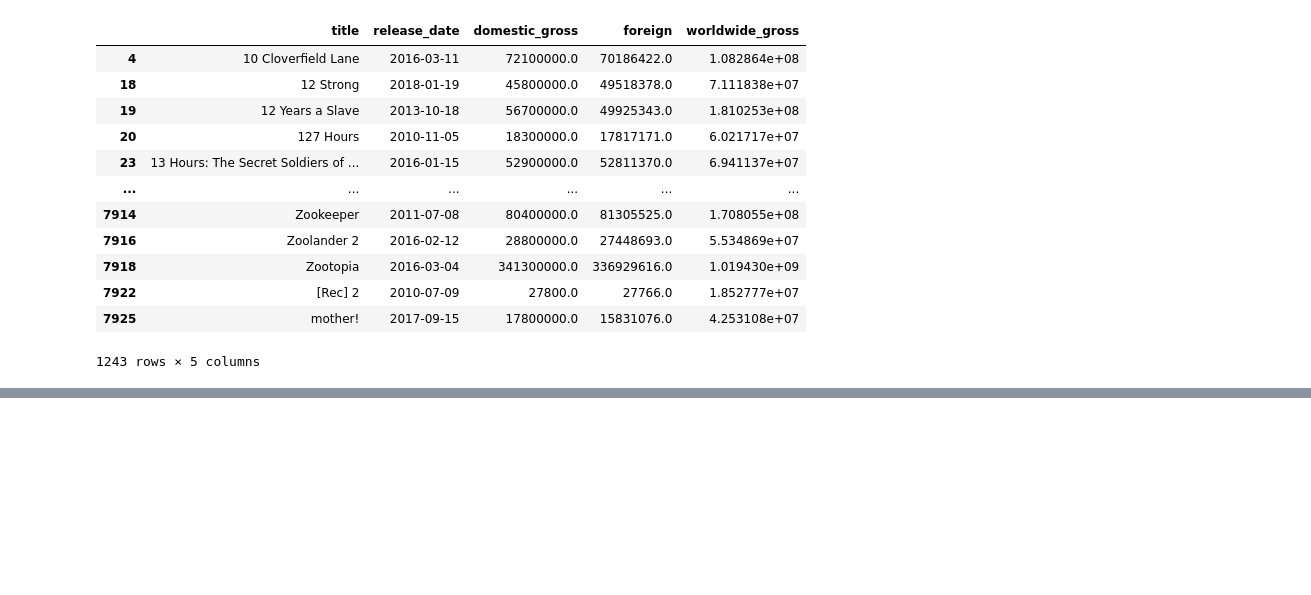
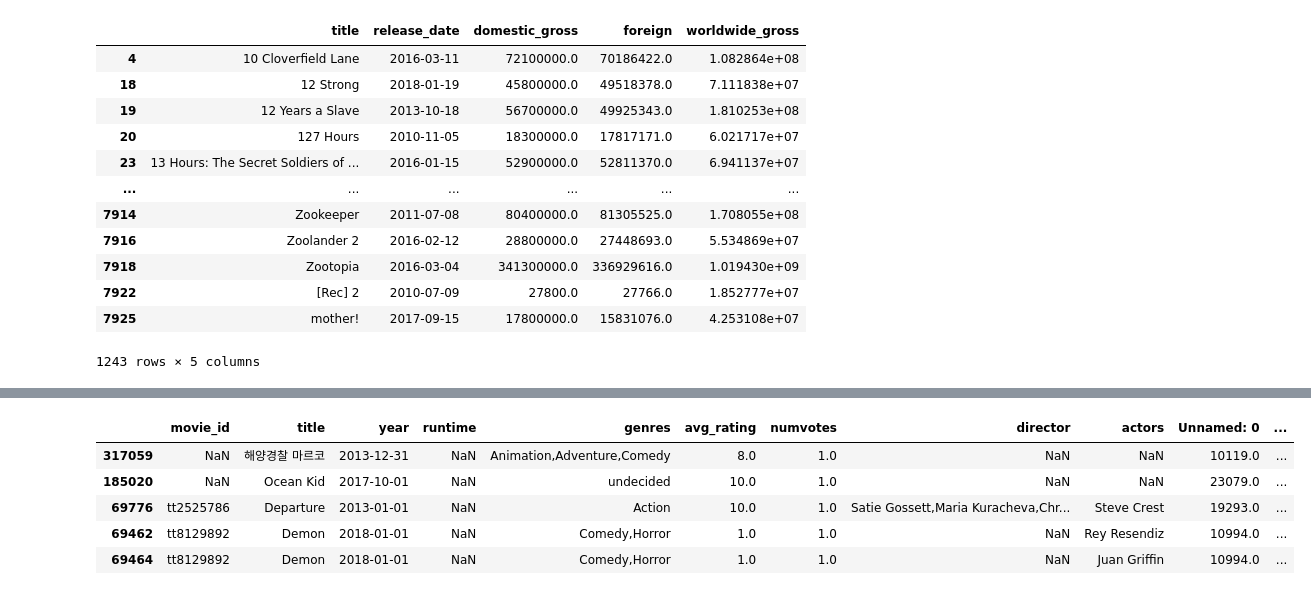
Before and after one commit to Wangari-web/dsc-phase-1-project-v2-4, a Jupyter notebook: student.ipynb, the cells around one changed output, grey strips where cells are left out. Cells and saved outputs as stored; diff of their text form; code cells hidden in the pictures; blank space fills up the shorter version.

```diff
--- a/student.ipynb
+++ b/student.ipynb
@@ -581,0 +588,11 @@ bom_budget
+# %%
+#sort dataframe by numvottes to show movie popularity
+merged_df = merged_df.sort_values('numvotes')
+merged_df.head()
+# %% [output]
+|  | movie_id | title | year | runtime | genres | avg_rating | numvotes | director | actors | Unnamed: 0 | ... |
+| 317059 | NaN | 해양경찰 마르코 | 2013-12-31 | NaN | Animation,Adventure,Comedy | 8.0 | 1.0 | NaN | NaN | 10119.0 | ... |
+| 185020 | NaN | Ocean Kid | 2017-10-01 | NaN | undecided | 10.0 | 1.0 | NaN | NaN | 23079.0 | ... |
+| 69776 | tt2525786 | Departure | 2013-01-01 | NaN | Action | 10.0 | 1.0 | Satie Gossett,Maria Kuracheva,Chr... | Steve Crest | 19293.0 | ... |
+| 69462 | tt8129892 | Demon | 2018-01-01 | NaN | Comedy,Horror | 1.0 | 1.0 | NaN | Rey Resendiz | 10994.0 | ... |
+| 69464 | tt8129892 | Demon | 2018-01-01 | NaN | Comedy,Horror | 1.0 | 1.0 | NaN | Juan Griffin | 10994.0 | ... |
```
Also changed, not shown: parts of 16 cells of this notebook.
